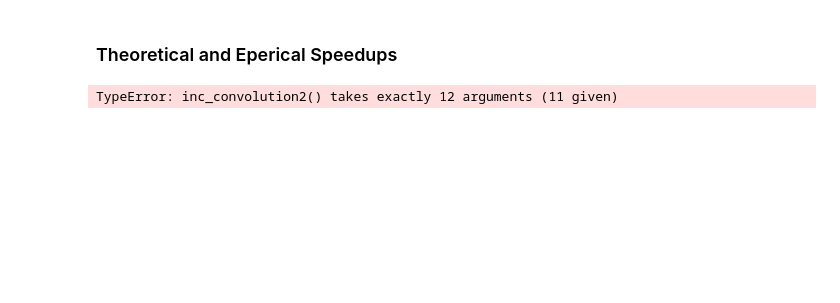
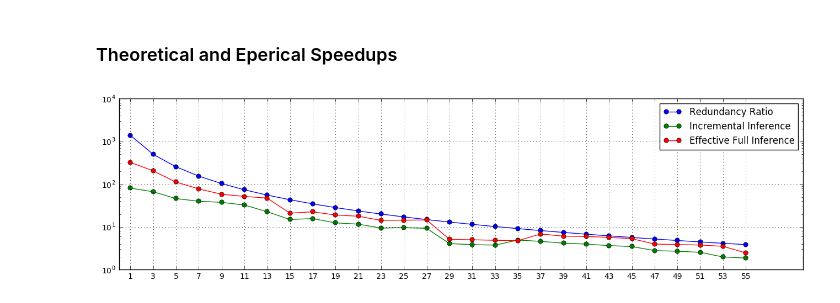
Before and after one commit to xil222/krypton, a Jupyter notebook: notebooks/speedups.ipynb, the cells around one changed output. Drawn from its saved outputs; the diff is of its cells as text; code cells hidden in the pictures; blank space fills up the shorter version.

```diff
--- a/notebooks/speedups.ipynb
+++ b/notebooks/speedups.ipynb
@@ -13,7 +13,7 @@ from cnn.commons import inc_max_pool, inc_max_pool2
 # %% [markdown]
 ### Theoretical and Eperical Speedups
 # %%
-batch_size = 1
+batch_size = 256
 in_channels = 128
 in_size = 112
 out_channels = in_channels
@@ -97,7 +97,7 @@ for p_size in x:
     #incremental inference
     patch_location_tensor = locations.cuda()
     if conv:
-        inc_convolution(in_tensor.data, weights.data, biases.data, out_ptch.data, patch_location_tensor, 1, 1, p_height=p_size, p_width=p_size, beta=1.0)
+        inc_convolution2(in_tensor.data, in_tensor.data[:,:,0:p_size,0:p_size], weights.data, biases.data, out_ptch.data, patch_location_tensor, 112, 1, 1, p_height=p_size, p_width=p_size, beta=1.0)
     else:
         inc_max_pool(in_tensor, out_ptch, patch_location_tensor,
                     0, 2, 2, p_height=p_size, p_width=p_size)
@@ -107,7 +107,8 @@ for p_size in x:
     for i in range(10):
         patch_location_tensor = locations.cuda()
         if conv:
-            inc_convolution2(in_tensor.data, in_tensor.data[:,:,0:p_size,0:p_size], weights.data, biases.data, out_ptch.data, patch_location_tensor, 1, 1, p_height=p_size, p_width=p_size, beta=1.0)
+            inc_convolution2(in_tensor.data, in_tensor.data[:,:,0:p_size,0:p_size], weights.data, biases.data, out_ptch.data,
+                             patch_location_tensor, 112, 1, 1, p_height=p_size, p_width=p_size, beta=1.0)
         else:
             inc_max_pool(in_tensor, out_ptch, patch_location_tensor,
                     0, 2, 2, p_height=p_size, p_width=p_size, version=1)
@@ -122,20 +123,20 @@ for p_size in x:
     theoretical_speedup.append(1.0*out_size*out_size/(p_size+k_size-1)**2)
     best_achievable_speedup.append(full_time/inc_best_time)
     emperical_speedup.append(full_time/empr_time)
-# %% [output]
-TypeError: inc_convolution2() takes exactly 12 arguments (11 given)
 # %%
 plt.rcParams["figure.figsize"] = (16,4)
 
-plt.xscale('log')
+# plt.xscale('log')
 plt.yscale('log')
 plt.plot(x_label, theoretical_speedup, label='Redundancy Ratio', marker='o')
 plt.plot(x_label, emperical_speedup, label='Incremental Inference', marker='o')
 plt.plot(x_label, best_achievable_speedup, label='Effective Full Inference', marker='o')
 plt.xticks(x_label, x_label)
 plt.legend()
 plt.grid()
 plt.show()
+# %% [output]
+[figure, added]
 # %%
 zip(x_label, theoretical_speedup, best_achievable_speedup, emperical_speedup)
 # %% [output]
```
Also changed, not shown: parts of 21 cells of this notebook, 10 other files.
